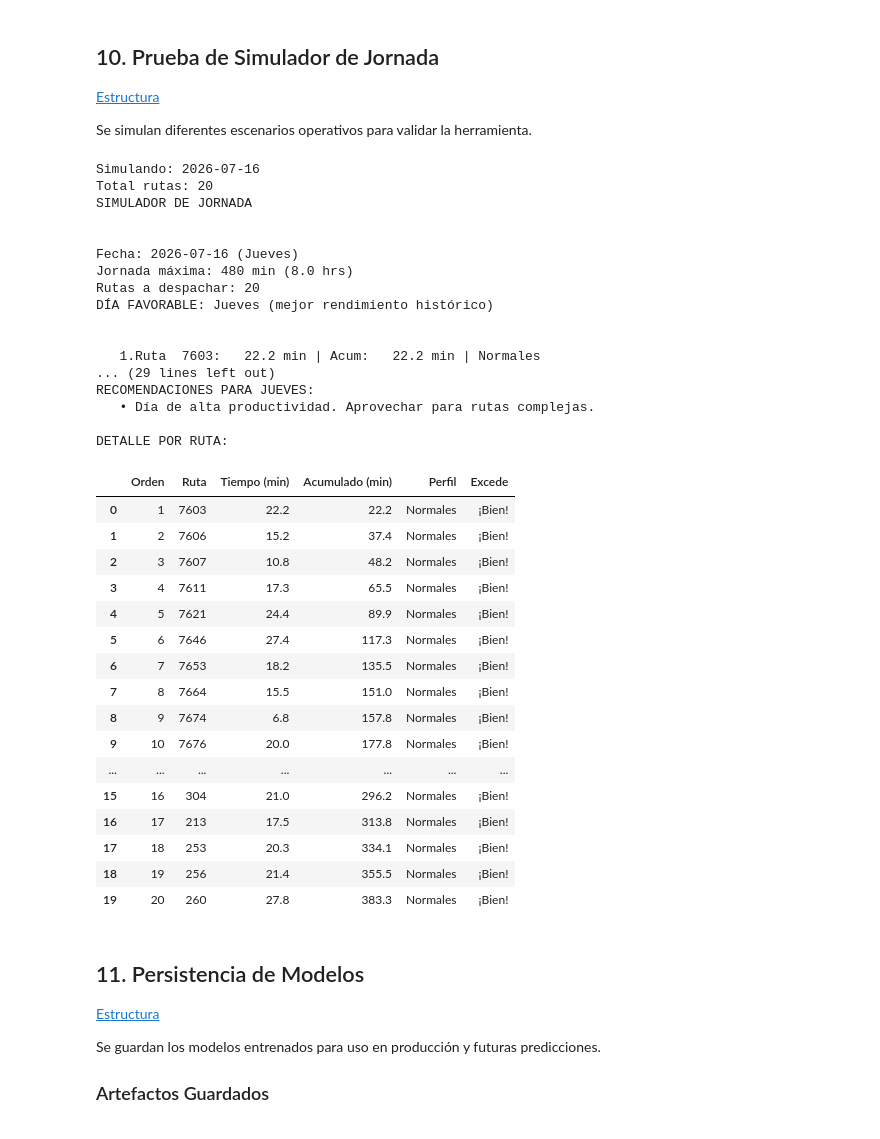
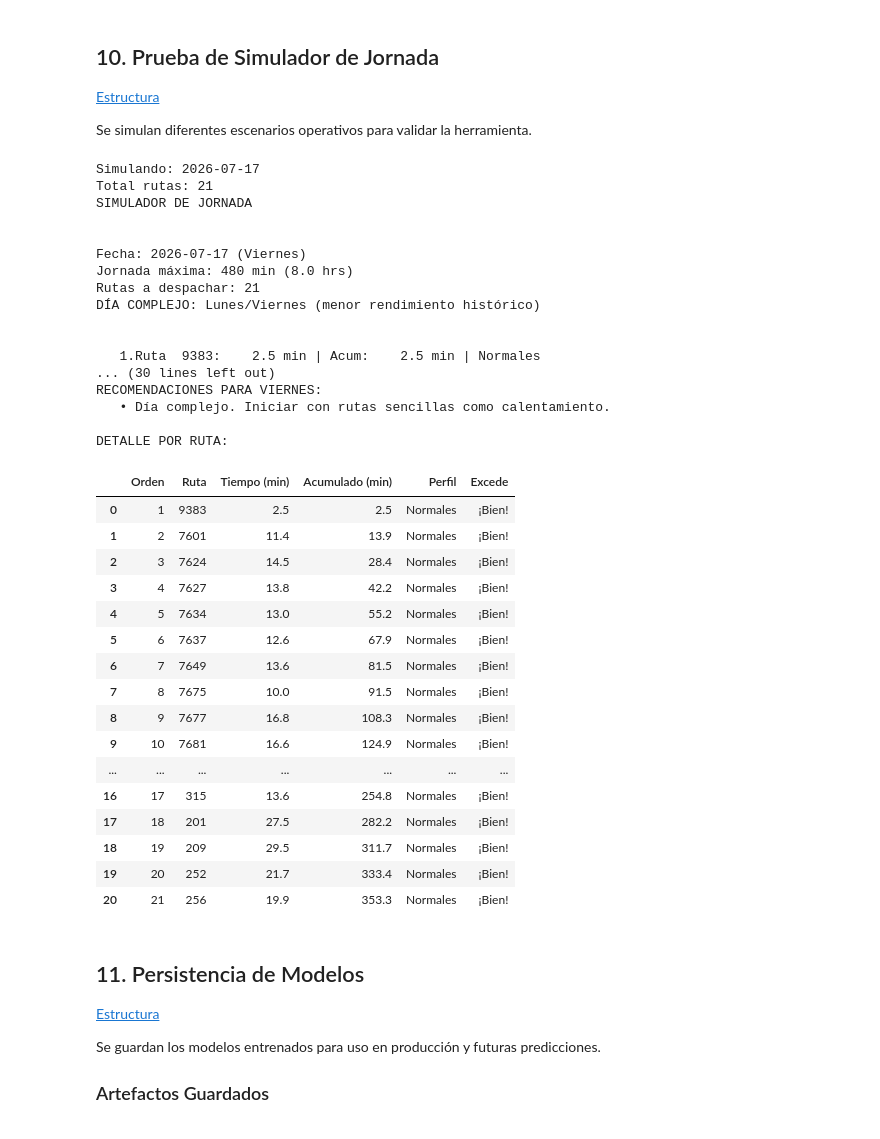
Before and after one commit to pixel-phy/optimizacion_despachos, a Jupyter notebook: notebooks/02_machine_learning.ipynb, the cells around one changed output. Cells and saved outputs as stored; diff of their text form; code cells hidden in the pictures.

```diff
--- a/notebooks/02_machine_learning.ipynb
+++ b/notebooks/02_machine_learning.ipynb
@@ -1325,62 +1325,62 @@ Se simulan diferentes escenarios operativos para validar la herramienta.
 # %%
 
 # Simular jornada de día anterior
-fecha_simulacion = '2026-07-16'
+fecha_simulacion = '2026-07-17'
 
 rutas_ayer = [
-    7603, 7606, 7607, 7611, 7621, 7646,7653, 7664, 7674, 7676,
-    7725, 7735, 8002, 209, 1259, 304, 213, 253, 256, 260
+    9383, 7601, 7624, 7627, 7634, 7637, 7649, 7675, 7677,
+    7681, 7692, 7729, 304, 307, 309, 312, 315, 201, 209, 252, 256
 ]
 
 print(f"Simulando: {fecha_simulacion}")
 print(f"Total rutas: {len(rutas_ayer)}")
 
 # Ejecutar simulación
 df_resultado, tiempo_total, alertas = simulador.simular_jornada(
     lista_rutas=rutas_ayer,
     fecha_simulacion=fecha_simulacion,
     jornada_maxima=480,
     verbose=True
 )
 
 # Mostrar tabla de resultados
 print("\nDETALLE POR RUTA:")
 display(df_resultado)
 # %% [output]
-Simulando: 2026-07-16
-Total rutas: 20
+Simulando: 2026-07-17
+Total rutas: 21
 SIMULADOR DE JORNADA
 
 
-Fecha: 2026-07-16 (Jueves)
+Fecha: 2026-07-17 (Viernes)
 Jornada máxima: 480 min (8.0 hrs)
-Rutas a despachar: 20
-DÍA FAVORABLE: Jueves (mejor rendimiento histórico)
+Rutas a despachar: 21
+DÍA COMPLEJO: Lunes/Viernes (menor rendimiento histórico)
 
 
-   1.Ruta  7603:   22.2 min | Acum:   22.2 min | Normales
-... (29 lines left out)
-RECOMENDACIONES PARA JUEVES:
-   • Día de alta productividad. Aprovechar para rutas complejas.
+   1.Ruta  9383:    2.5 min | Acum:    2.5 min | Normales
+... (30 lines left out)
+RECOMENDACIONES PARA VIERNES:
+   • Día complejo. Iniciar con rutas sencillas como calentamiento.
 
 DETALLE POR RUTA:
 |  | Orden | Ruta | Tiempo (min) | Acumulado (min) | Perfil | Excede |
-| 0 | 1 | 7603 | 22.2 | 22.2 | Normales | ¡Bien! |
-| 1 | 2 | 7606 | 15.2 | 37.4 | Normales | ¡Bien! |
-| 2 | 3 | 7607 | 10.8 | 48.2 | Normales | ¡Bien! |
-| 3 | 4 | 7611 | 17.3 | 65.5 | Normales | ¡Bien! |
-| 4 | 5 | 7621 | 24.4 | 89.9 | Normales | ¡Bien! |
-| 5 | 6 | 7646 | 27.4 | 117.3 | Normales | ¡Bien! |
-| 6 | 7 | 7653 | 18.2 | 135.5 | Normales | ¡Bien! |
-| 7 | 8 | 7664 | 15.5 | 151.0 | Normales | ¡Bien! |
-| 8 | 9 | 7674 | 6.8 | 157.8 | Normales | ¡Bien! |
-| 9 | 10 | 7676 | 20.0 | 177.8 | Normales | ¡Bien! |
+| 0 | 1 | 9383 | 2.5 | 2.5 | Normales | ¡Bien! |
+| 1 | 2 | 7601 | 11.4 | 13.9 | Normales | ¡Bien! |
+| 2 | 3 | 7624 | 14.5 | 28.4 | Normales | ¡Bien! |
+| 3 | 4 | 7627 | 13.8 | 42.2 | Normales | ¡Bien! |
+| 4 | 5 | 7634 | 13.0 | 55.2 | Normales | ¡Bien! |
+| 5 | 6 | 7637 | 12.6 | 67.9 | Normales | ¡Bien! |
+| 6 | 7 | 7649 | 13.6 | 81.5 | Normales | ¡Bien! |
+| 7 | 8 | 7675 | 10.0 | 91.5 | Normales | ¡Bien! |
+| 8 | 9 | 7677 | 16.8 | 108.3 | Normales | ¡Bien! |
+| 9 | 10 | 7681 | 16.6 | 124.9 | Normales | ¡Bien! |
 | ... | ... | ... | ... | ... | ... | ... |
-| 15 | 16 | 304 | 21.0 | 296.2 | Normales | ¡Bien! |
-| 16 | 17 | 213 | 17.5 | 313.8 | Normales | ¡Bien! |
-| 17 | 18 | 253 | 20.3 | 334.1 | Normales | ¡Bien! |
-| 18 | 19 | 256 | 21.4 | 355.5 | Normales | ¡Bien! |
-| 19 | 20 | 260 | 27.8 | 383.3 | Normales | ¡Bien! |
+| 16 | 17 | 315 | 13.6 | 254.8 | Normales | ¡Bien! |
+| 17 | 18 | 201 | 27.5 | 282.2 | Normales | ¡Bien! |
+| 18 | 19 | 209 | 29.5 | 311.7 | Normales | ¡Bien! |
+| 19 | 20 | 252 | 21.7 | 333.4 | Normales | ¡Bien! |
+| 20 | 21 | 256 | 19.9 | 353.3 | Normales | ¡Bien! |
 # %% [markdown]
 ## 11. Persistencia de Modelos <a id='persistencia'></a>
 [Estructura](#estructura)
```
Also changed, not shown: parts of 10 cells of this notebook, 11 other files.
